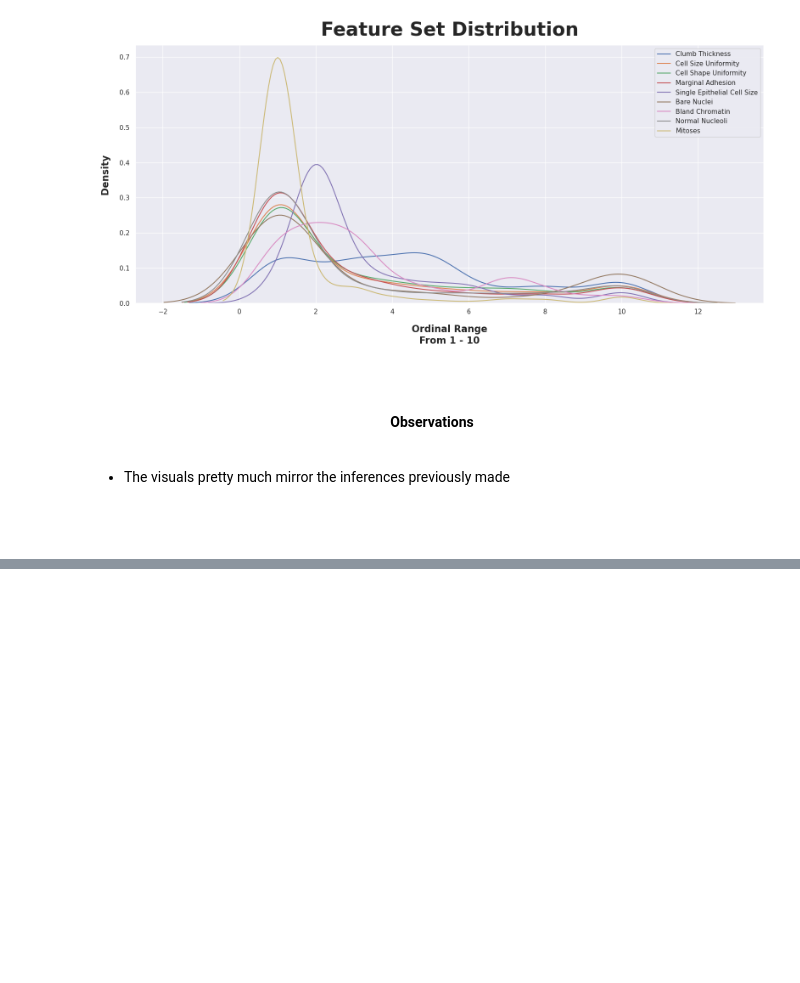
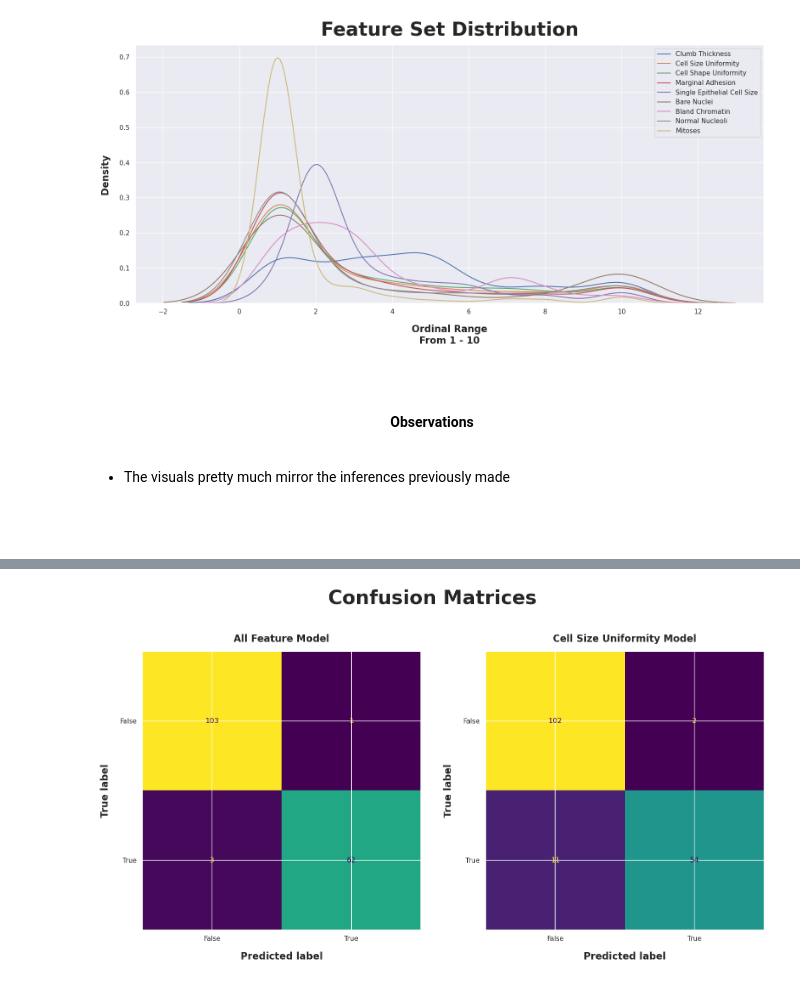
Before and after one commit to MondeAnna/predicting-breast-cancer, a Jupyter notebook: notebooks/predict_breast_cancer.ipynb, the cells around one changed output, grey strips where cells are left out. Cells and saved outputs as stored; diff of their text form; code cells hidden in the pictures; blank space fills up the shorter version.

```diff
--- a/notebooks/predict_breast_cancer.ipynb
+++ b/notebooks/predict_breast_cancer.ipynb
@@ -514,0 +600,4 @@ plt.show()
+# %%
+X_all = data.drop(columns=["target"])
+X_uniformity = data["cell_size_uniformity"]
+y = data["target"]
@@ -514,0 +611,6 @@ plt.show()
+# %%
+X_all_split = train_test_split(X_all, y, test_size=0.25, random_state=666)
+X_all_train, X_all_test, y_all_train, y_all_test = X_all_split
+
+X_all_model = LogisticRegression().fit(X_all_train, y_all_train)
+y_all_pred = X_all_model.predict(X_all_test)
@@ -514,0 +624,9 @@ plt.show()
+# %%
+X_uniformity_split = train_test_split(X_uniformity, y, test_size=0.25, random_state=666)
+X_uniformity_train, X_uniformity_test, y_uniformity_train, y_uniformity_test = X_uniformity_split
+
+X_uniformity_train = X_uniformity_train.values.reshape(-1, 1)
+X_uniformity_test = X_uniformity_test.values.reshape(-1, 1)
+
+X_uniformity_model = LogisticRegression().fit(X_uniformity_train, y_uniformity_train)
+y_uniformity_pred = X_uniformity_model.predict(X_uniformity_test)
@@ -514,0 +640,37 @@ plt.show()
+# %%
+display_labels = ("False", "True")
+
+model_outcomes = (
+    {
+        "model": X_all_model,
+        "X": X_all_test,
+        "y": y_all_test,
+    },
+    {
+        "model": X_uniformity_model,
+        "X": X_uniformity_test,
+        "y" :y_uniformity_test,
+    }
+)
+
+fig, ax = plt.subplots(nrows=1, ncols=2)
+
+for index, outcome in enumerate(model_outcomes):
+    ConfusionMatrixDisplay.from_estimator(
+        estimator=outcome["model"],
+        X=outcome["X"],
+        y=outcome["y"],
+        ax=ax[index],
+        colorbar=False,
+        display_labels=display_labels,
+    )
+
+ax[0].set_title("All Feature Model", fontsize=MEDIUM)
+ax[1].set_title("Cell Size Uniformity Model", fontsize=MEDIUM)
+
+plt.suptitle("Confusion Matrices", y=1.0625)
+
+plt.tight_layout()
+plt.show()
+# %% [output]
+[figure, added]
```
Also changed, not shown: parts of 9 cells of this notebook.
